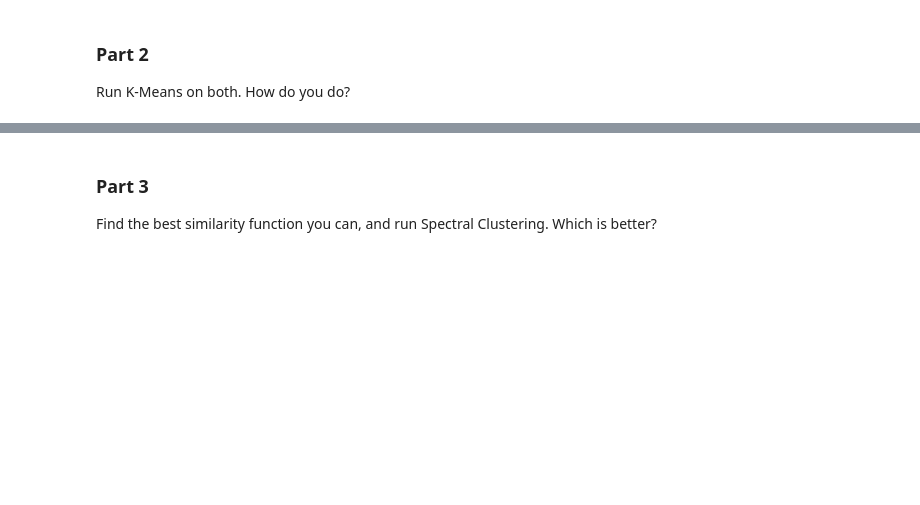
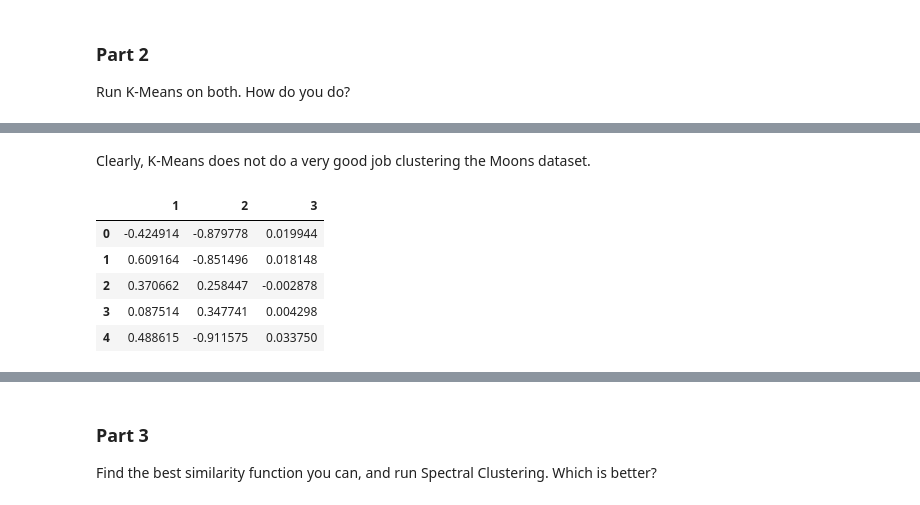
Before and after one commit to RohanNagar/datasciencelab-utaustin, a Jupyter notebook: lab6/lab6.ipynb, the cells around one changed output, grey strips where cells are left out. Cells and saved outputs as stored; diff of their text form; code cells hidden in the pictures; blank space fills up the shorter version.

```diff
--- a/lab6/lab6.ipynb
+++ b/lab6/lab6.ipynb
@@ -363,0 +384,12 @@ Run K-Means on both. How do you do?
+# %% [markdown]
+Clearly, K-Means does not do a very good job clustering the Moons dataset.
+# %%
+chains_X = chains.drop(0, axis=1)
+chains_X.head()
+# %% [output]
+|  | 1 | 2 | 3 |
+| 0 | -0.424914 | -0.879778 | 0.019944 |
+| 1 | 0.609164 | -0.851496 | 0.018148 |
+| 2 | 0.370662 | 0.258447 | -0.002878 |
+| 3 | 0.087514 | 0.347741 | 0.004298 |
+| 4 | 0.488615 | -0.911575 | 0.033750 |
```
Also changed, not shown: parts of 7 cells of this notebook.
